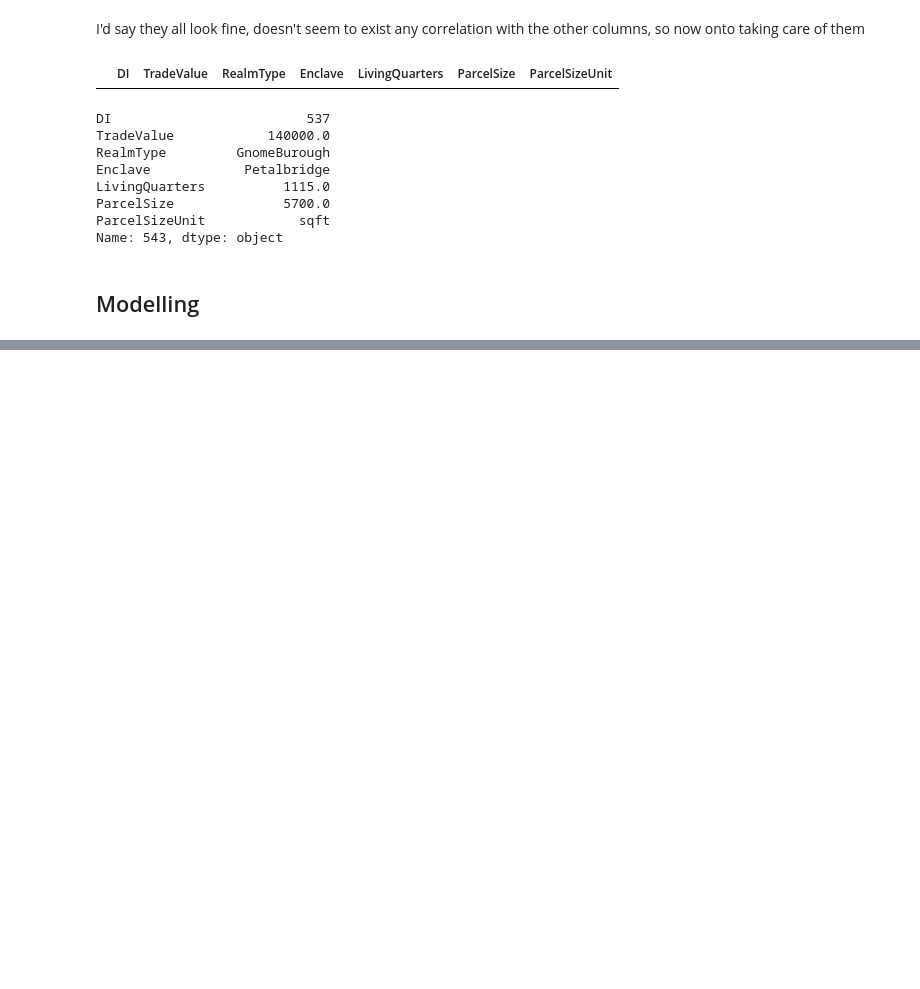
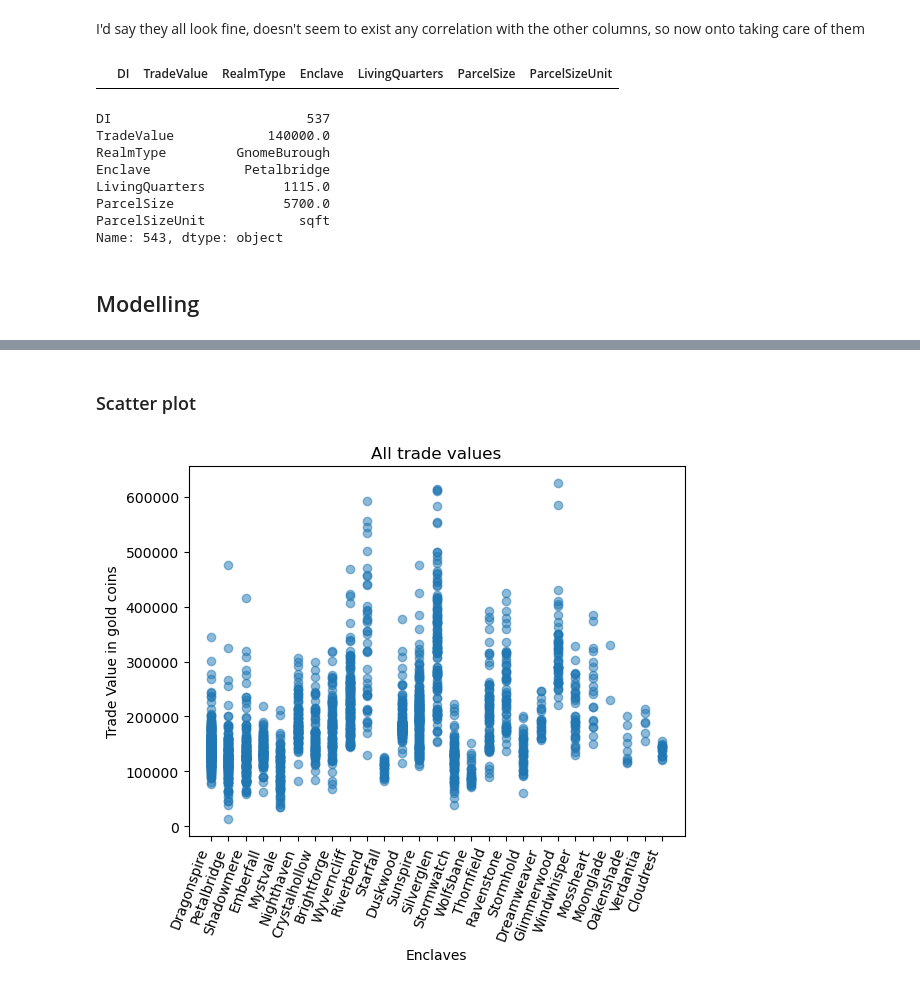
Before and after one commit to RaineScarlett/dsreport, a Jupyter notebook: iteration1.ipynb, the cells around one changed output, grey strips where cells are left out. Saved outputs shown, nothing was run; the diff lists cells and outputs as text; code cells hidden in the pictures; blank space fills up the shorter version.

Commit message:
Creating a visualisation for model

```diff
--- a/iteration1.ipynb
+++ b/iteration1.ipynb
@@ -461,0 +462,11 @@ len(pred_train)
+# %% [markdown]
+### Scatter plot
+# %%
+plt.scatter(df['Enclave'], df['TradeValue'], alpha=0.5)
+plt.title('All trade values')
+plt.xlabel('Enclaves')
+plt.xticks(rotation = 70, ha = 'right')
+plt.ylabel('Trade Value in gold coins')
+plt.show()
+# %% [output]
+[figure, added]
```
Also changed, not shown: parts of 22 cells of this notebook.
